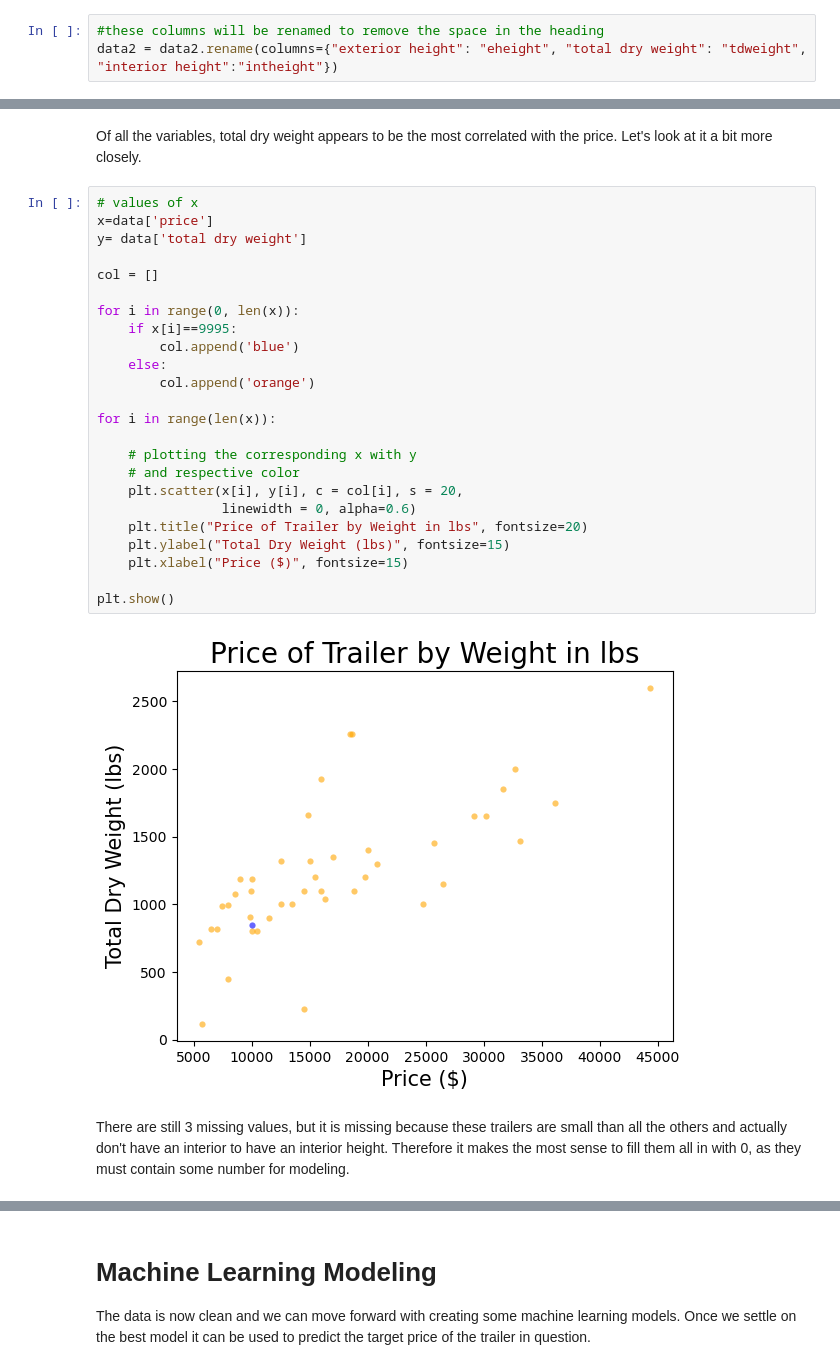
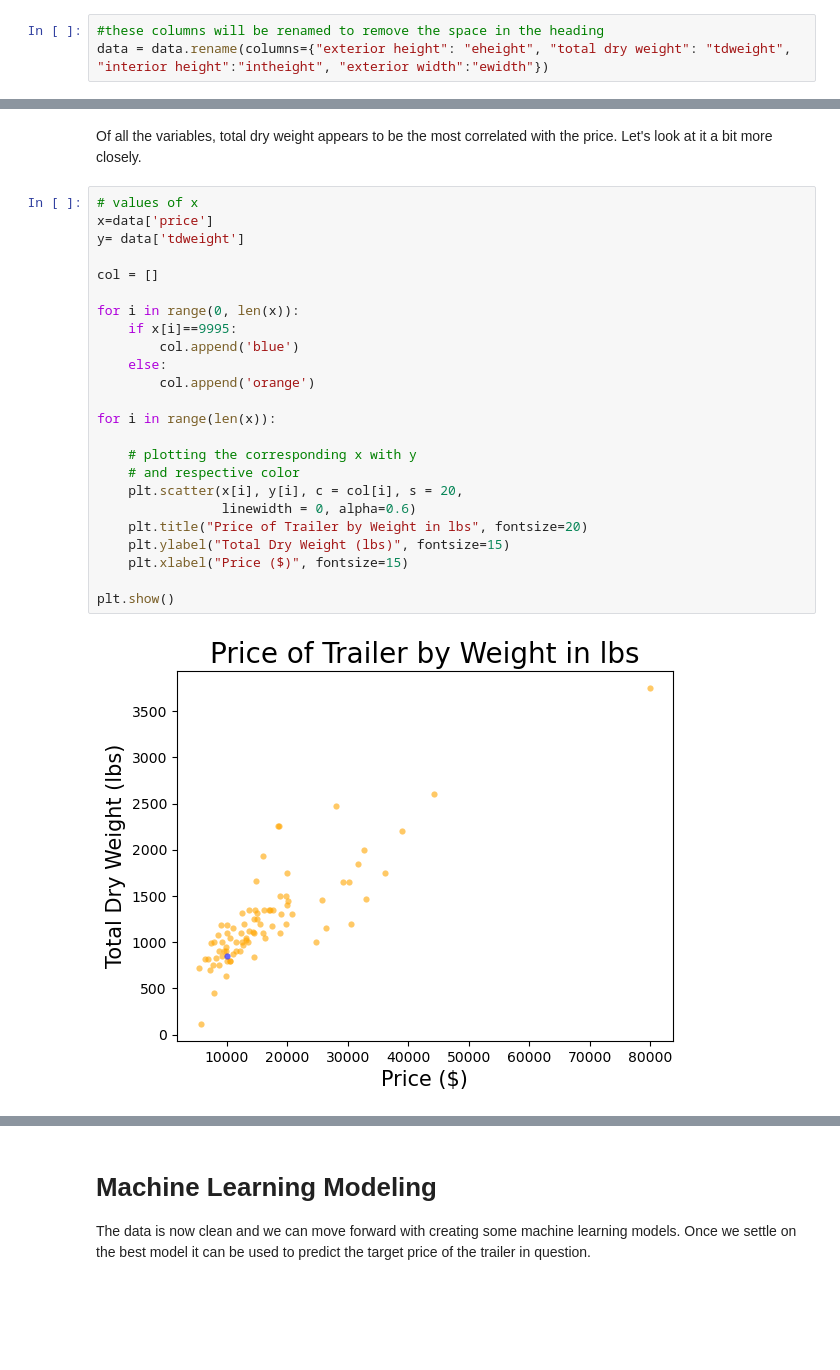
Before and after one commit to blue-quark/trailer_price_regression, a Jupyter notebook: trailer-price-regression.ipynb, the cells around one changed output, grey strips where cells are left out. Cells and saved outputs as stored; diff of their text form; blank space fills up the shorter version.

Commit message:
Kaggle Notebook | Trailer Price Regression | Version 4

```diff
--- a/trailer-price-regression.ipynb
+++ b/trailer-price-regression.ipynb
@@ -163,3 +162,3 @@ data2.shape
 # %%
 #these columns will be renamed to remove the space in the heading
-data2 = data2.rename(columns={"exterior height": "eheight", "total dry weight": "tdweight", "interior height":"intheight"})
+data = data.rename(columns={"exterior height": "eheight", "total dry weight": "tdweight", "interior height":"intheight", "exterior width":"ewidth"})
@@ -173,30 +198,28 @@ Of all the variables, total dry weight appears to be the most correlated with th
 # %%
 # values of x
 x=data['price']
-y= data['total dry weight']
+y= data['tdweight']
 
 col = []
 
 for i in range(0, len(x)):
     if x[i]==9995:
         col.append('blue')
     else:
         col.append('orange')
 
 for i in range(len(x)):
 
     # plotting the corresponding x with y
     # and respective color
     plt.scatter(x[i], y[i], c = col[i], s = 20,
                 linewidth = 0, alpha=0.6)
     plt.title("Price of Trailer by Weight in lbs", fontsize=20)
     plt.ylabel("Total Dry Weight (lbs)", fontsize=15)
     plt.xlabel("Price ($)", fontsize=15)
 
 plt.show()
 # %% [output]
-[figure, old version]
+[figure, new version]
-# %% [markdown]
-There are still 3 missing values, but it is missing because these trailers are small than all the others and actually don't have an interior to have an interior height. Therefore it makes the most sense to fill them all in with 0, as they must contain some number for modeling.
 # %%
 #select the categorical data for encoding
```
Also changed, not shown: parts of 38 cells of this notebook.
